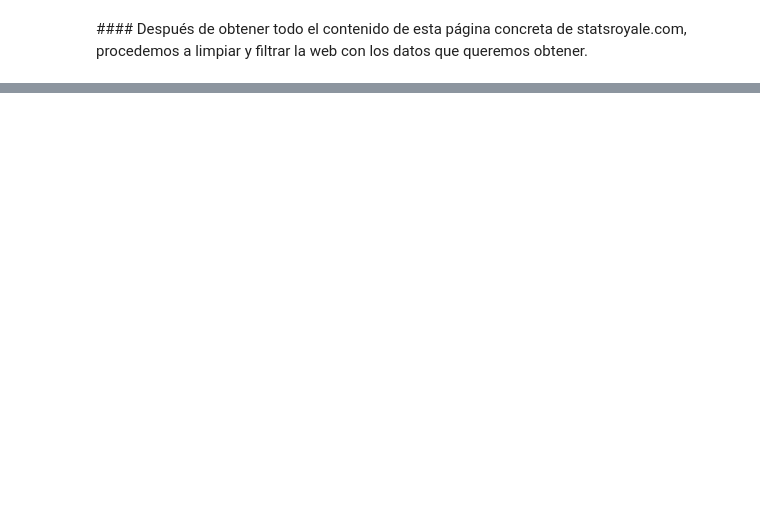
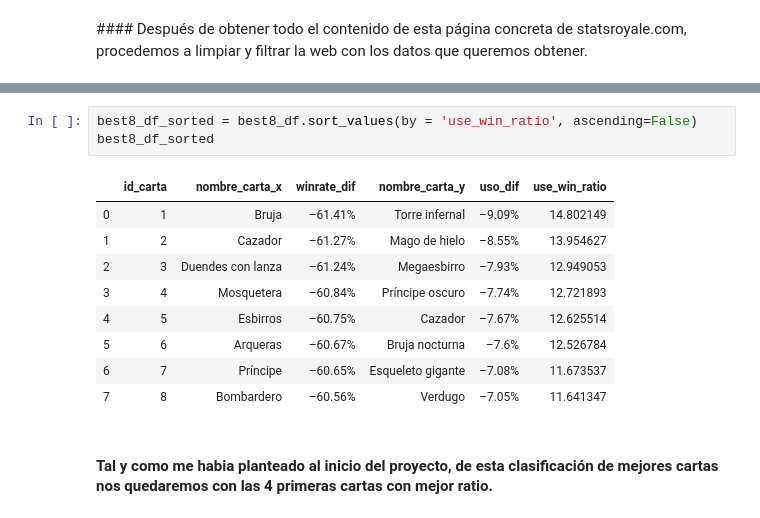
Before and after one commit to ta-datapt-bcn/project-web, a Jupyter notebook: Clash Royale Project.ipynb, the cells around one changed output, grey strips where cells are left out. Saved outputs shown, nothing was run; the diff lists cells and outputs as text; blank space fills up the shorter version.

```diff
--- a/Clash Royale Project.ipynb
+++ b/Clash Royale Project.ipynb
@@ -72,0 +258,15 @@ print(row_cards)
+# %%
+best8_df_sorted = best8_df.sort_values(by = 'use_win_ratio', ascending=False)
+best8_df_sorted
+# %% [output]
+|  | id_carta | nombre_carta_x | winrate_dif | nombre_carta_y | uso_dif | use_win_ratio |
+| 0 | 1 | Bruja | –61.41% | Torre infernal | –9.09% | 14.802149 |
+| 1 | 2 | Cazador | –61.27% | Mago de hielo | –8.55% | 13.954627 |
+| 2 | 3 | Duendes con lanza | –61.24% | Megaesbirro | –7.93% | 12.949053 |
+| 3 | 4 | Mosquetera | –60.84% | Príncipe oscuro | –7.74% | 12.721893 |
+| 4 | 5 | Esbirros | –60.75% | Cazador | –7.67% | 12.625514 |
+| 5 | 6 | Arqueras | –60.67% | Bruja nocturna | –7.6% | 12.526784 |
+| 6 | 7 | Príncipe | –60.65% | Esqueleto gigante | –7.08% | 11.673537 |
+| 7 | 8 | Bombardero | –60.56% | Verdugo | –7.05% | 11.641347 |
+# %% [markdown]
+#### Tal y como me habia planteado al inicio del proyecto, de esta clasificación de mejores cartas nos quedaremos con las 4 primeras cartas con mejor ratio.
```
Also changed, not shown: parts of 29 cells of this notebook.
